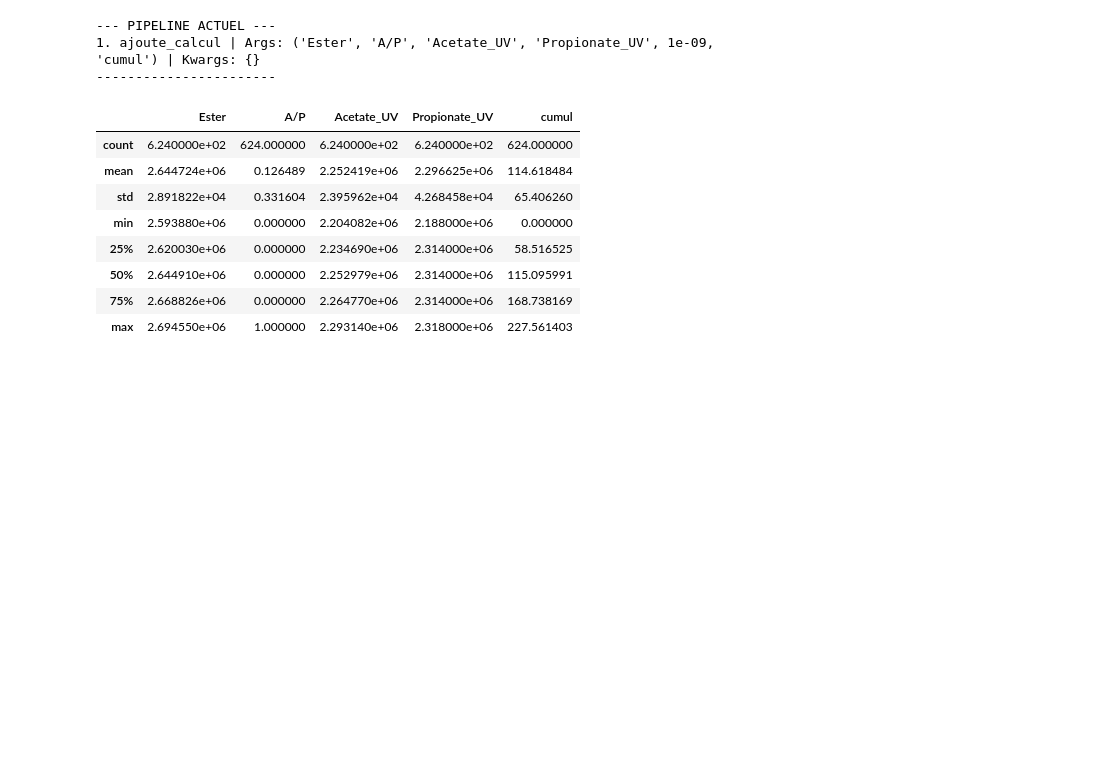
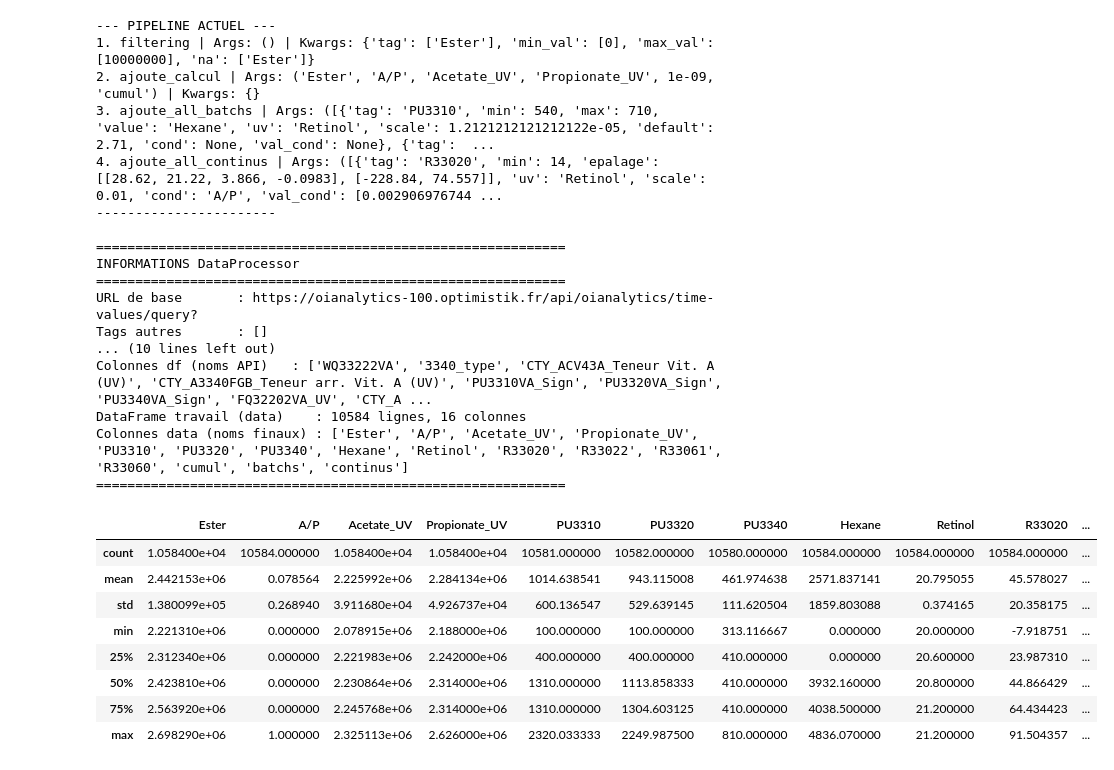
Before and after one commit to e-coucou/Machine-Learning, a Jupyter notebook: 2-OI_a/OI_Suivi_VA.ipynb, the cells around one changed output. Saved outputs shown, nothing was run; the diff lists cells and outputs as text; code cells hidden in the pictures; blank space fills up the shorter version.

```diff
--- a/2-OI_a/OI_Suivi_VA.ipynb
+++ b/2-OI_a/OI_Suivi_VA.ipynb
@@ -19,5 +16,14 @@ tags = [
         {'tag':'WQ33222VA', 'nom':'Ester','info':'Totalisation du Peson Acetate/Propionate' },
         {'tag':'3340_type', 'nom':'A/P','info':'Acetate ou Propionate' },
         {'tag':'CTY_ACV43A_Teneur Vit. A (UV)', 'nom':'Acetate_UV','info':'ACV43A teneur en acetate'},
-        {'tag':'CTY_A3340FGB_Teneur arr. Vit. A (UV)', 'nom':'Propionate_UV', 'info':'A3340FGB teneur en propionate'}
+        {'tag':'CTY_A3340FGB_Teneur arr. Vit. A (UV)', 'nom':'Propionate_UV', 'info':'A3340FGB teneur en propionate'},
+        {'tag':'PU3310VA_Sign','nom':'PU3310','info':'signature du PU3310'},
+        {'tag':'PU3320VA_Sign','nom':'PU3320','info':'signature du PU3320'},
+        {'tag':'PU3340VA_Sign','nom':'PU3340','info':'signature du PU3340'},
+        {'tag':'FQ32202VA_UV','nom':'Hexane','info':'VA diluée dans de l\'hexane'},
+        {'tag':'CTY_A3230A_Teneur en rétinol', 'nom':'Retinol','info':'A3230A teneur en rétinol lavé'},
+        {'tag':'LI33203VA','nom':'R33020','info':'niveau du R33020'},
+        {'tag':'LI33218VA','nom':'R33022','info':'niveau du R33022'},
+        {'tag':'LI33225VA','nom':'R33061','info':'niveau du R33061'},
+        {'tag':'WI33222VA','nom':'R33060','info':'peson du R33060'},
     ]
@@ -29,7 +48,7 @@ processor = OI_DataProcessor(
     tags_selected = tags,
     start='2026-05-12',
     end='2026-05-14',
-    interval='PT1H',
+    interval='PT20M',
     verbose=False
 )
 
@@ -37,21 +56,26 @@ processor = OI_DataProcessor(
 processor.merge()
 
 # Appliquer des filtres (chaînage possible)
-#processor.filtering(
-#    tag=['A1000M_Poids', 'A1000M_UV_Auto', 'A1000M_Labo','A1000R_Poids', 'A1000R_UV_Auto', 'A1000R_Labo','Acetate_UV'],
-#    min_val=[700, 800_000, 700_000, 700, 800_000, 700_000, 1_500_000],
-#    max_val=[1500, 1_300_000, 1_300_000, 1500, 1_300_000, 1_300_000, 10_000_000],
-#    na=['A1000M_Poids','A1000R_Poids']
-#)
+processor.filtering(
+    tag=['Ester'],
+    min_val=[0],
+    max_val=[10_000_000],
+    na=['Ester']
+)
 
 # Ajouter des colonnes
 processor.ajoute_calcul('Ester','A/P','Acetate_UV','Propionate_UV',1e-9,'cumul')
+#processor.ajoute_batch(batchs[3],'batchs')
+#processor.ajoute_continus(continus[0],'continus')
+processor.ajoute_all_batchs(batchs,'batchs')
+processor.ajoute_all_continus(continus,'continus')
 #processor.ajoute_cumul('A1000M_Poids', 'A1000M_UV_Auto', 1000, 'Cumul_UV')
 #processor.ajouter_moyennes_glissantes_ponderee('A1000M_Poids', 'A1000M_UV_Auto', 'A1000M_Moyenne_UV', window=15)
 #processor.ajouter_moyennes_glissantes('Acetate_UV', 'Acetate_Moyenne_UV', window=15)
 
 # Afficher les infos finales
 processor.info()
+#processor.data
 # %% [output]
 ============================================================
 INFORMATIONS DataProcessor
@@ -74,26 +98,40 @@ Colonnes data (noms finaux) : ['Ester', 'A/P', 'Acetate_UV', 'Propionate_UV', 'c
 ============================================================
 # %%
 # 1. On veut changer de date ?
-processor.start = '2026-05-01'
-processor.end = '2026-05-26'
+processor.start = '2026-01-01'
+processor.end = '2026-12-31'
 
 # 2. On recalcule TOUT (merge + filtres + cumul) en une commande
 processor.recalculate()
 
 # 3. On vérifie le pipeline
 processor.show_pipeline()
-
+processor.info()
 processor.data.describe()
 # %% [output]
 --- PIPELINE ACTUEL ---
-1. ajoute_calcul | Args: ('Ester', 'A/P', 'Acetate_UV', 'Propionate_UV', 1e-09, 'cumul') | Kwargs: {}
+1. filtering | Args: () | Kwargs: {'tag': ['Ester'], 'min_val': [0], 'max_val': [10000000], 'na': ['Ester']}
+2. ajoute_calcul | Args: ('Ester', 'A/P', 'Acetate_UV', 'Propionate_UV', 1e-09, 'cumul') | Kwargs: {}
+3. ajoute_all_batchs | Args: ([{'tag': 'PU3310', 'min': 540, 'max': 710, 'value': 'Hexane', 'uv': 'Retinol', 'scale': 1.2121212121212122e-05, 'default': 2.71, 'cond': None, 'val_cond': None}, {'tag':  ...
+4. ajoute_all_continus | Args: ([{'tag': 'R33020', 'min': 14, 'epalage': [[28.62, 21.22, 3.866, -0.0983], [-228.84, 74.557]], 'uv': 'Retinol', 'scale': 0.01, 'cond': 'A/P', 'val_cond': [0.002906976744 ...
 -----------------------
+
+============================================================
+INFORMATIONS DataProcessor
+============================================================
+URL de base       : https://oianalytics-100.optimistik.fr/api/oianalytics/time-values/query?
+Tags autres       : []
+... (10 lines left out)
+Colonnes df (noms API)   : ['WQ33222VA', '3340_type', 'CTY_ACV43A_Teneur Vit. A (UV)', 'CTY_A3340FGB_Teneur arr. Vit. A (UV)', 'PU3310VA_Sign', 'PU3320VA_Sign', 'PU3340VA_Sign', 'FQ32202VA_UV', 'CTY_A ...
+DataFrame travail (data)    : 10584 lignes, 16 colonnes
+Colonnes data (noms finaux) : ['Ester', 'A/P', 'Acetate_UV', 'Propionate_UV', 'PU3310', 'PU3320', 'PU3340', 'Hexane', 'Retinol', 'R33020', 'R33022', 'R33061', 'R33060', 'cumul', 'batchs', 'continus']
+============================================================
-|  | Ester | A/P | Acetate_UV | Propionate_UV | cumul |
-| count | 6.240000e+02 | 624.000000 | 6.240000e+02 | 6.240000e+02 | 624.000000 |
-| mean | 2.644724e+06 | 0.126489 | 2.252419e+06 | 2.296625e+06 | 114.618484 |
-| std | 2.891822e+04 | 0.331604 | 2.395962e+04 | 4.268458e+04 | 65.406260 |
-| min | 2.593880e+06 | 0.000000 | 2.204082e+06 | 2.188000e+06 | 0.000000 |
-| 25% | 2.620030e+06 | 0.000000 | 2.234690e+06 | 2.314000e+06 | 58.516525 |
-| 50% | 2.644910e+06 | 0.000000 | 2.252979e+06 | 2.314000e+06 | 115.095991 |
-| 75% | 2.668826e+06 | 0.000000 | 2.264770e+06 | 2.314000e+06 | 168.738169 |
-| max | 2.694550e+06 | 1.000000 | 2.293140e+06 | 2.318000e+06 | 227.561403 |
+|  | Ester | A/P | Acetate_UV | Propionate_UV | PU3310 | PU3320 | PU3340 | Hexane | Retinol | R33020 | ... |
+| count | 1.058400e+04 | 10584.000000 | 1.058400e+04 | 1.058400e+04 | 10581.000000 | 10582.000000 | 10580.000000 | 10584.000000 | 10584.000000 | 10584.000000 | ... |
+| mean | 2.442153e+06 | 0.078564 | 2.225992e+06 | 2.284134e+06 | 1014.638541 | 943.115008 | 461.974638 | 2571.837141 | 20.795055 | 45.578027 | ... |
+| std | 1.380099e+05 | 0.268940 | 3.911680e+04 | 4.926737e+04 | 600.136547 | 529.639145 | 111.620504 | 1859.803088 | 0.374165 | 20.358175 | ... |
+| min | 2.221310e+06 | 0.000000 | 2.078915e+06 | 2.188000e+06 | 100.000000 | 100.000000 | 313.116667 | 0.000000 | 20.000000 | -7.918751 | ... |
+| 25% | 2.312340e+06 | 0.000000 | 2.221983e+06 | 2.242000e+06 | 400.000000 | 400.000000 | 410.000000 | 0.000000 | 20.600000 | 23.987310 | ... |
+| 50% | 2.423810e+06 | 0.000000 | 2.230864e+06 | 2.314000e+06 | 1310.000000 | 1113.858333 | 410.000000 | 3932.160000 | 20.800000 | 44.866429 | ... |
+| 75% | 2.563920e+06 | 0.000000 | 2.245768e+06 | 2.314000e+06 | 1310.000000 | 1304.603125 | 410.000000 | 4038.500000 | 21.200000 | 64.434423 | ... |
+| max | 2.698290e+06 | 1.000000 | 2.325113e+06 | 2.626000e+06 | 2320.033333 | 2249.987500 | 810.000000 | 4836.070000 | 21.200000 | 91.504357 | ... |
```
Also changed, not shown: parts of 10 cells of this notebook, 38 other files.
